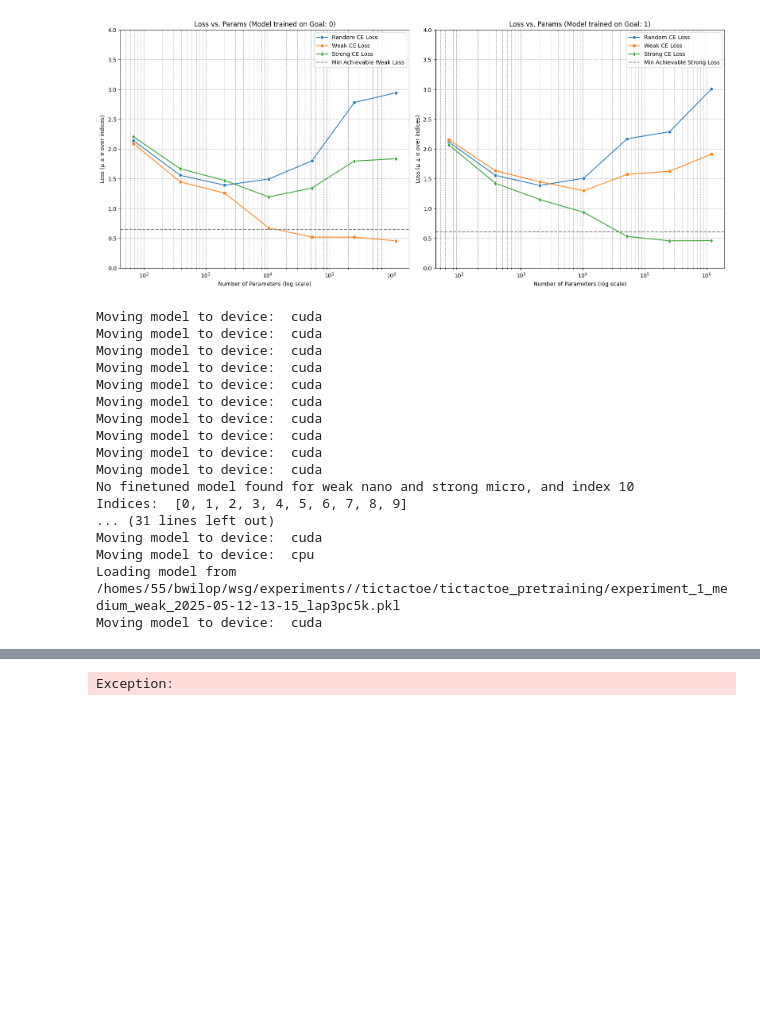
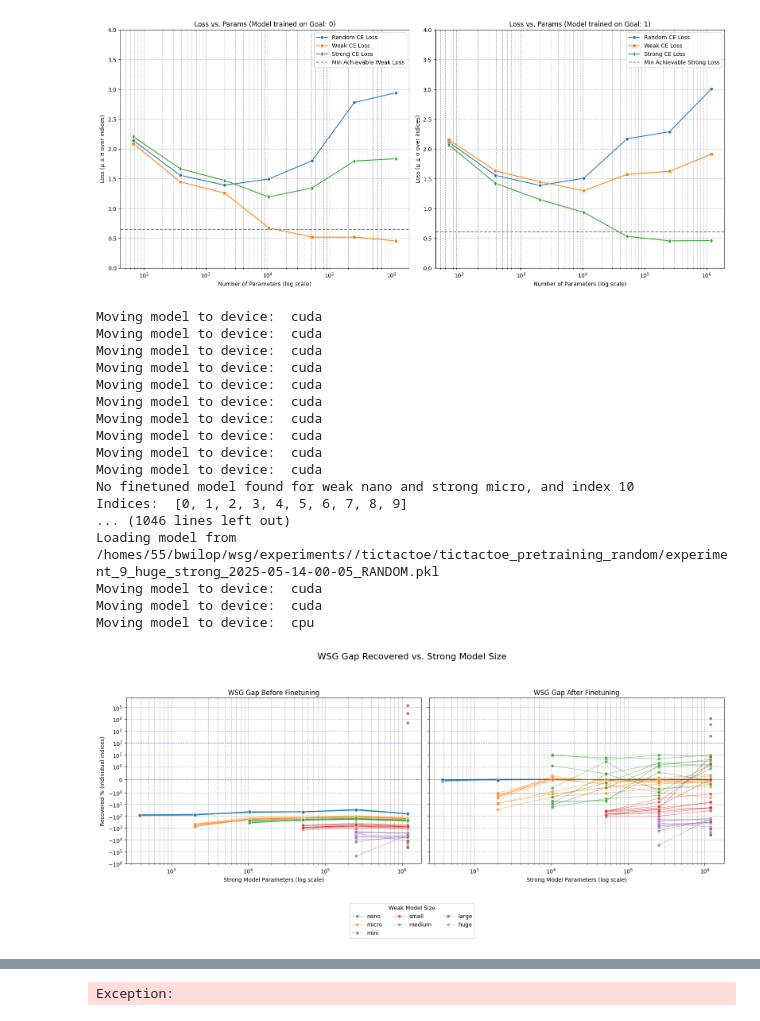
Before and after one commit to BenWilop/WSG_games, a Jupyter notebook: playground_WSG_games.ipynb, the cells around one changed output, grey strips where cells are left out. Saved outputs shown, nothing was run; the diff lists cells and outputs as text; code cells hidden in the pictures; blank space fills up the shorter version.

```diff
--- a/playground_WSG_games.ipynb
+++ b/playground_WSG_games.ipynb
@@ -241,39 +241,44 @@ Moving model to device:  cpu
 #  # Use validation data as weak_train_data
 # finetune_strong_with_weak(project_name, experiment_name, weak_model_weak_goals, strong_model_finetuned, tictactoe_weak_finetune_data, tictactoe_test_data, adapted_training_cfg)
 # %%
+# pretrained_project_name_weak = "tictactoe/tictactoe_pretraining"
+# pretrained_project_name_strong = "tictactoe/tictactoe_pretraining"
+# # finetuned_project_name = "tictactoe/tictactoe_finetuning"
+# finetuned_project_name = "tictactoe/tictactoe_finetuning_use_best_val_step"
+
 pretrained_project_name_weak = "tictactoe/tictactoe_pretraining"
-pretrained_project_name_strong = "tictactoe/tictactoe_pretraining"
+pretrained_project_name_strong = "tictactoe/tictactoe_pretraining_random"
+finetuned_project_name = "tictactoe/tictactoe_finetuning_use_best_val_step_random"
 
-finetuned_project_name = "tictactoe/tictactoe_finetuning"
-# finetuned_project_name = "tictactoe/tictactoe_finetuning_use_best_val_step"
 plot_wsg_gap_finetuned_models(
     data_folder + "tictactoe/",
     experiment_folder,
     pretrained_project_name_weak,
     pretrained_project_name_strong,
     finetuned_project_name,
     device=DEVICE,
     indices=None,
     aggregate_data=False,
 )
 # %% [output]
 Moving model to device:  cuda
 Moving model to device:  cuda
 Moving model to device:  cuda
 Moving model to device:  cuda
 Moving model to device:  cuda
 Moving model to device:  cuda
 Moving model to device:  cuda
 Moving model to device:  cuda
 Moving model to device:  cuda
 Moving model to device:  cuda
 No finetuned model found for weak nano and strong micro, and index 10
 Indices:  [0, 1, 2, 3, 4, 5, 6, 7, 8, 9]
-... (31 lines left out)
+... (1046 lines left out)
+Loading model from /homes/55/bwilop/wsg/experiments//tictactoe/tictactoe_pretraining_random/experiment_9_huge_strong_2025-05-14-00-05_RANDOM.pkl
+Moving model to device:  cuda
 Moving model to device:  cuda
 Moving model to device:  cpu
-Loading model from /homes/55/bwilop/wsg/experiments//tictactoe/tictactoe_pretraining/experiment_1_medium_weak_2025-05-12-13-15_lap3pc5k.pkl
-Moving model to device:  cuda
+[figure, added]
 # %%
 import os
 import torch as t
```
Also changed, not shown: 4 other files.
